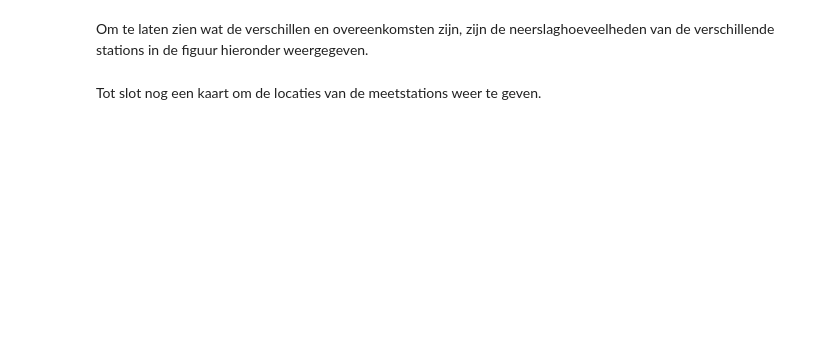
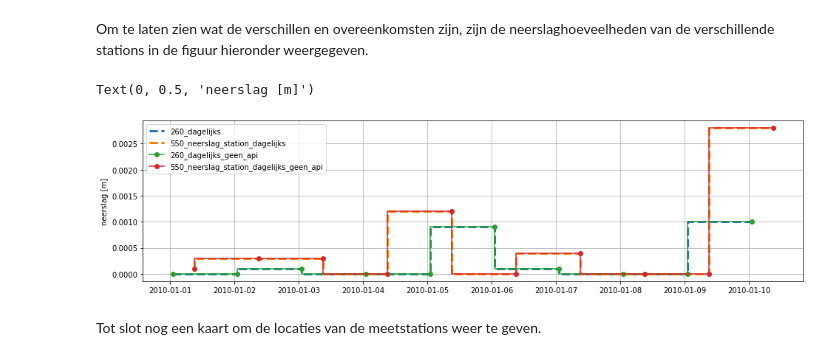
Before and after one commit to ArtesiaWater/hydropandas, a Jupyter notebook: examples/02_knmi_observations.ipynb, the cells around one changed output. Saved outputs shown, nothing was run; the diff lists cells and outputs as text; code cells hidden in the pictures; blank space fills up the shorter version.

```diff
--- a/examples/02_knmi_observations.ipynb
+++ b/examples/02_knmi_observations.ipynb
@@ -222,13 +285,16 @@ Om te laten zien wat de verschillen en overeenkomsten zijn, zijn de neerslaghoev
 # %%
 fig, ax = plt.subplots(figsize=(16,4))
 ax.step(precip1.index, precip1.values, ls='--', lw=3, label=str(precip1.meta['station']) + '_dagelijks')
 ax.step(precip2.index, precip2.values, ls='--', lw=3, label=str(precip2.meta['station']) + '_dagelijks')
-ax.step(precip3.index, precip3.values, label=str(precip3.meta['station']) + '_uurlijks')
+#ax.step(precip3.index, precip3.values, label=str(precip3.meta['station']) + '_uurlijks')
 ax.step(precip4.index, precip4.values, marker='o', label=str(precip4.meta['station']) + '_dagelijks_geen_api')
 ax.step(precip5.index, precip5.values, marker='o', label=str(precip5.meta['station']) + '_dagelijks_geen_api')
 ax.legend()
 ax.grid()
 ax.set_ylabel('neerslag [m]')
+# %% [output]
+Text(0, 0.5, 'neerslag [m]')
+[figure, added]
 # %% [markdown]
 Tot slot nog een kaart om de locaties van de meetstations weer te geven.
 # %%
```
Also changed, not shown: parts of 10 cells of this notebook, 2 other files.
